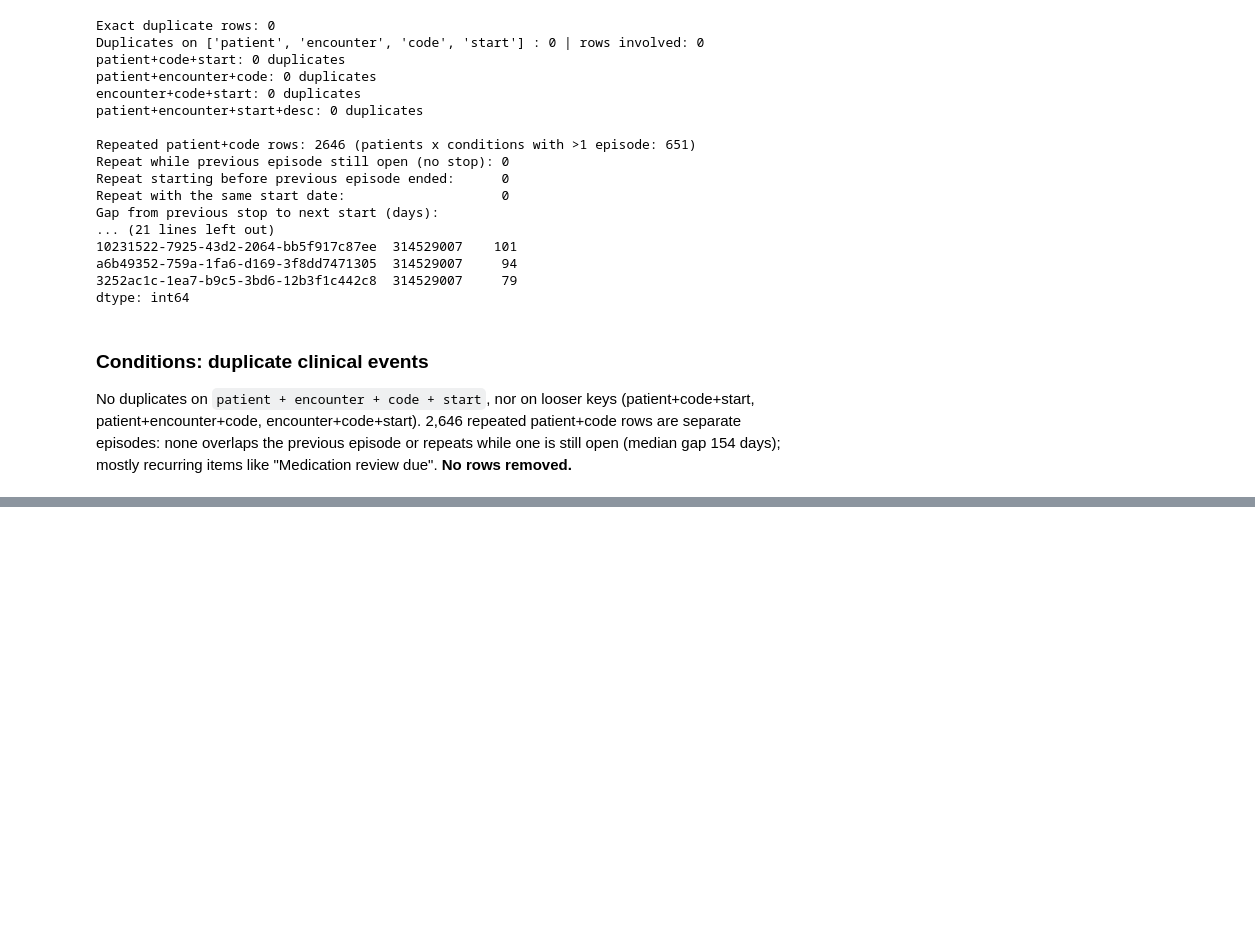
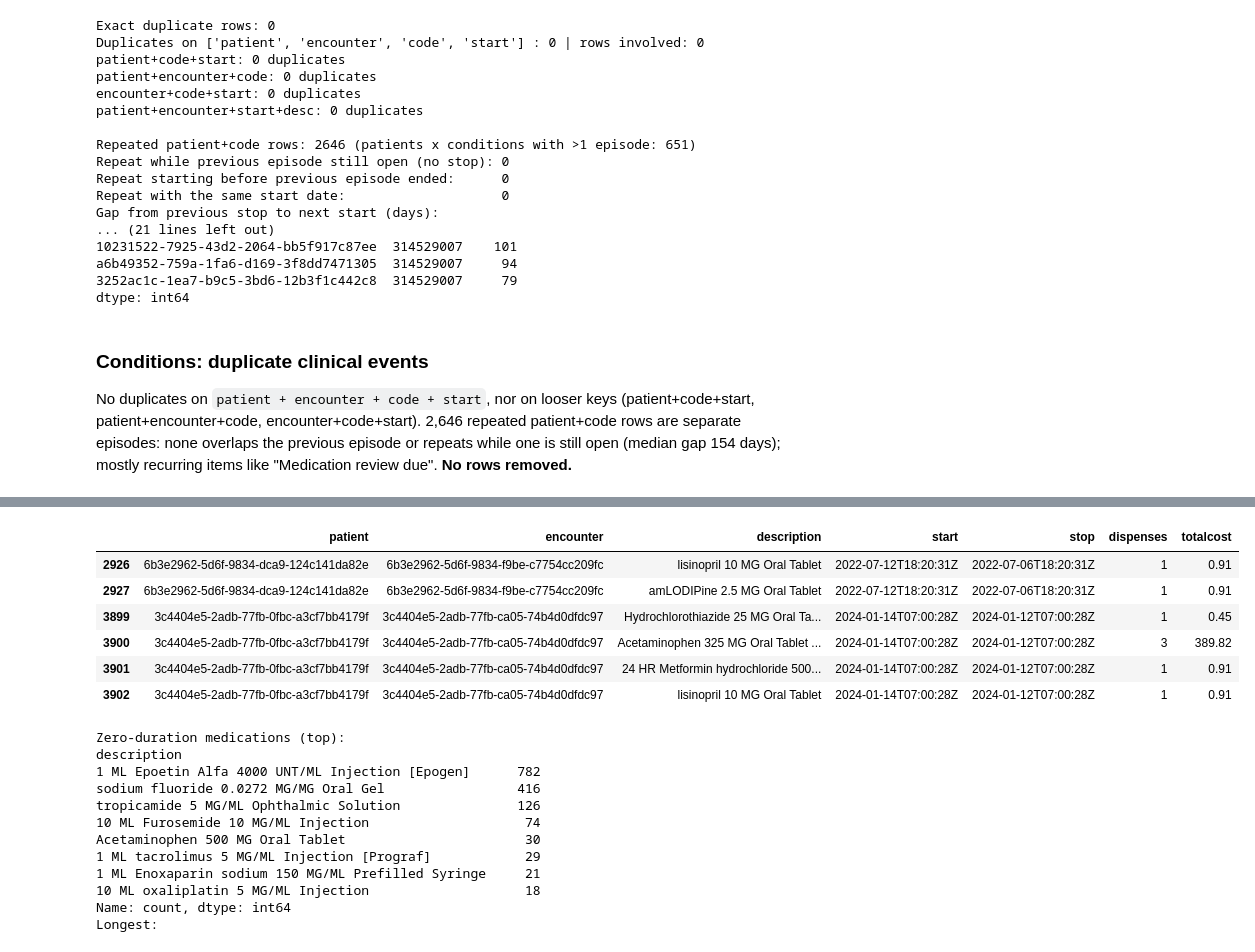
Before and after one commit to filfish2007-cav/Hospital_LLM, a Jupyter notebook: DataCleaning_EDA.ipynb, the cells around one changed output, grey strips where cells are left out. Saved outputs shown, nothing was run; the diff lists cells and outputs as text; code cells hidden in the pictures; blank space fills up the shorter version.

```diff
--- a/DataCleaning_EDA.ipynb
+++ b/DataCleaning_EDA.ipynb
@@ -2241,0 +2097,60 @@ memory usage: 1.7+ MB
+# %%
+med = data['medications']
+pt  = data['patients']
+enc = data['encounters']
+
+# 1. Parse (full UTC timestamps, same as encounters)
+med['start_dt'] = pd.to_datetime(med['start'], utc=True, errors='coerce').dt.tz_localize(None)
+med['stop_dt']  = pd.to_datetime(med['stop'],  utc=True, errors='coerce').dt.tz_localize(None)
+print("Rows:", len(med), "| missing stop:", med['stop'].isna().sum(), f"({med['stop'].isna().mean():.1%})")
+print("Unparsed start:", med['start_dt'].isna().sum(),
+      "| unparsed stop (non-null raw):", (med['stop_dt'].isna() & med['stop'].notna()).sum())
+
+# 2. Duration
+med['duration'] = med['stop_dt'] - med['start_dt']
+med['duration_days'] = med['duration'].dt.total_seconds() / 86400
+print("\nNegative duration:", (med['duration'] < pd.Timedelta(0)).sum())
+print("Zero duration:    ", (med['duration'] == pd.Timedelta(0)).sum())
+print(med['duration_days'].describe().round(2))
+print(med['duration_days'].quantile([.5, .9, .95, .99, .999]).round(1))
+for d in [1, 30, 365, 3650, 7300]:
+    print(f"> {d} days: {(med['duration_days'] > d).sum()}")
+
+cols = ['patient', 'encounter', 'description', 'start', 'stop', 'dispenses', 'totalcost']
+print("\nNegative durations:")
+display(med[med['duration'] < pd.Timedelta(0)][cols])
+print("Zero-duration medications (top):")
+print(med[med['duration'] == pd.Timedelta(0)]['description'].value_counts().head(8))
+print("Longest:")
+display(med.nlargest(8, 'duration_days')[['description', 'start', 'stop', 'duration_days']])
+
+# 3. Birth / death (1-day tolerance, patients' dates are date-only)
+tol = pd.Timedelta(days=1)
+m = med.merge(pt[['id', 'birthdate', 'deathdate']].rename(columns={'id': 'pid'}),
+              left_on='patient', right_on='pid', how='left')
+dead = m['deathdate'].notna()
+print("\nNo matching patient:", m['birthdate'].isna().sum())
+print("start < birth (tolerance):", (m['start_dt'] < m['birthdate'] - tol).sum())
+print("start > death (strict / tolerance):", (dead & (m['start_dt'] > m['deathdate'])).sum(), "/",
+      (dead & (m['start_dt'] > m['deathdate'] + tol)).sum())
+print("stop  > death (tolerance):", (dead & (m['stop_dt'] > m['deathdate'] + tol)).sum())
+
+# 4. Belongs to its encounter
+e = enc[['id', 'start', 'stop', 'patient', 'encounterclass', 'description']].copy()
+e['e_start'] = pd.to_datetime(e['start'], utc=True).dt.tz_localize(None)
+e['e_stop']  = pd.to_datetime(e['stop'],  utc=True).dt.tz_localize(None)
+e = e.rename(columns={'id': 'eid', 'patient': 'e_patient', 'description': 'enc_description'})
+x = m.merge(e[['eid', 'e_start', 'e_stop', 'e_patient', 'encounterclass', 'enc_description']],
+            left_on='encounter', right_on='eid', how='left')
+
+print("\nNo matching encounter:", x['eid'].isna().sum())
+print("Patient differs from encounter's patient:", (x['patient'] != x['e_patient']).sum())
+print("Start before encounter start:", (x['start_dt'] < x['e_start']).sum())
+print("Start exactly at encounter start:", (x['start_dt'] == x['e_start']).sum())
+late = x[x['start_dt'] > x['e_stop']].copy()
+late['days_after_encounter'] = (late['start_dt'] - late['e_stop']).dt.total_seconds() / 86400
+print("Start after encounter end:", len(late))
+print(late['days_after_encounter'].round(0).value_counts().head(5))
+print(late['encounterclass'].value_counts())
+print("Stop before encounter start:", (x['stop_dt'] < x['e_start']).sum())
+# %% [output]
@@ -2241,0 +2174,19 @@ memory usage: 1.7+ MB
+|  | patient | encounter | description | start | stop | dispenses | totalcost |
+| 2926 | 6b3e2962-5d6f-9834-dca9-124c141da82e | 6b3e2962-5d6f-9834-f9be-c7754cc209fc | lisinopril 10 MG Oral Tablet | 2022-07-12T18:20:31Z | 2022-07-06T18:20:31Z | 1 | 0.91 |
+| 2927 | 6b3e2962-5d6f-9834-dca9-124c141da82e | 6b3e2962-5d6f-9834-f9be-c7754cc209fc | amLODIPine 2.5 MG Oral Tablet | 2022-07-12T18:20:31Z | 2022-07-06T18:20:31Z | 1 | 0.91 |
+| 3899 | 3c4404e5-2adb-77fb-0fbc-a3cf7bb4179f | 3c4404e5-2adb-77fb-ca05-74b4d0dfdc97 | Hydrochlorothiazide 25 MG Oral Ta... | 2024-01-14T07:00:28Z | 2024-01-12T07:00:28Z | 1 | 0.45 |
+| 3900 | 3c4404e5-2adb-77fb-0fbc-a3cf7bb4179f | 3c4404e5-2adb-77fb-ca05-74b4d0dfdc97 | Acetaminophen 325 MG Oral Tablet ... | 2024-01-14T07:00:28Z | 2024-01-12T07:00:28Z | 3 | 389.82 |
+| 3901 | 3c4404e5-2adb-77fb-0fbc-a3cf7bb4179f | 3c4404e5-2adb-77fb-ca05-74b4d0dfdc97 | 24 HR Metformin hydrochloride 500... | 2024-01-14T07:00:28Z | 2024-01-12T07:00:28Z | 1 | 0.91 |
+| 3902 | 3c4404e5-2adb-77fb-0fbc-a3cf7bb4179f | 3c4404e5-2adb-77fb-ca05-74b4d0dfdc97 | lisinopril 10 MG Oral Tablet | 2024-01-14T07:00:28Z | 2024-01-12T07:00:28Z | 1 | 0.91 |
+Zero-duration medications (top):
+description
+1 ML Epoetin Alfa 4000 UNT/ML Injection [Epogen]      782
+sodium fluoride 0.0272 MG/MG Oral Gel                 416
+tropicamide 5 MG/ML Ophthalmic Solution               126
+10 ML Furosemide 10 MG/ML Injection                    74
+Acetaminophen 500 MG Oral Tablet                       30
+1 ML tacrolimus 5 MG/ML Injection [Prograf]            29
+1 ML Enoxaparin sodium 150 MG/ML Prefilled Syringe     21
+10 ML oxaliplatin 5 MG/ML Injection                    18
+Name: count, dtype: int64
+Longest:
```
Also changed, not shown: parts of 27 cells of this notebook.
